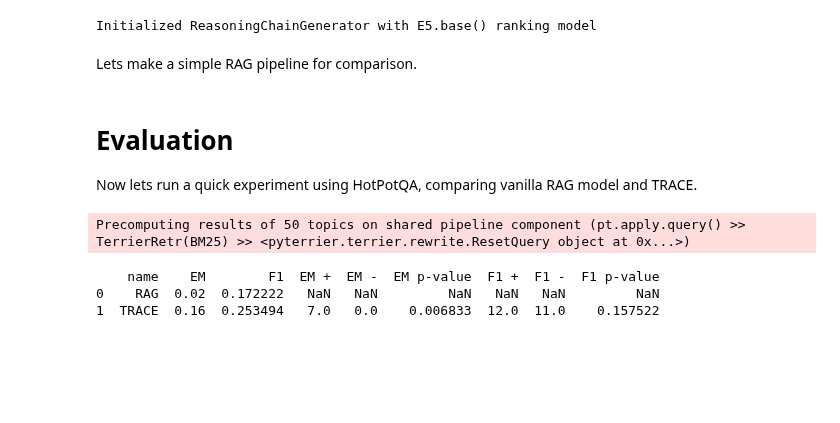
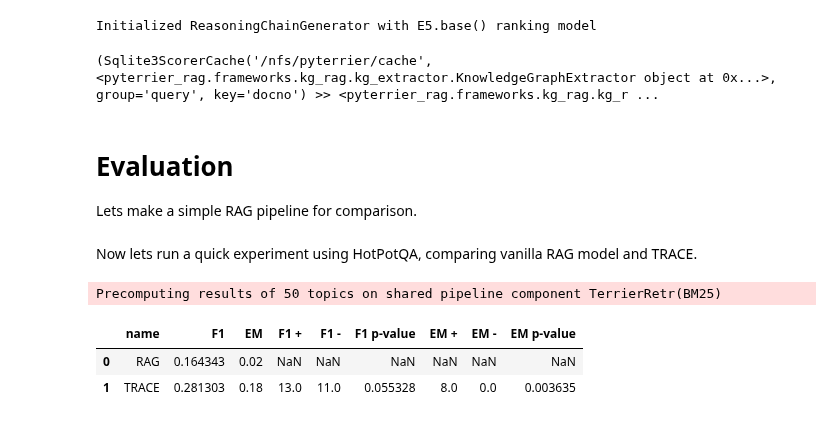
Before and after one commit to terrierteam/pyterrier_rag, a Jupyter notebook: trace.ipynb, the cells around one changed output. Saved outputs shown, nothing was run; the diff lists cells and outputs as text; code cells hidden in the pictures; blank space fills up the shorter version.

```diff
--- a/trace.ipynb
+++ b/trace.ipynb
@@ -35,5 +23,5 @@ import pyterrier_rag as ptr
 Lets get a BM25 retriever from PyTerrier. We could also have used a fast Pisa retriever, via [PyTerrier_Pisa](https://github.com/terrierteam/pyterrier_pisa).
 # %%
 sparse_index = pt.Artifact.from_hf('pyterrier/raghpq-terrier')
-bm25 = pt.rewrite.tokenise() >> sparse_index.bm25(include_fields=['docno', 'text', 'title']) >> pt.rewrite.reset()
+bm25 = sparse_index.bm25(include_fields=['docno', 'text', 'title'])
 # %% [output]
@@ -114,7 +103,13 @@ trace = kg_cache >> reasoning_chain_generator >> reader
 bm25_trace = (bm25%10) >> trace # TRACE pipeline with BM25 retrieval
 # %% [output]
 Initialized ReasoningChainGenerator with E5.base() ranking model
+# %%
+trace
+# %% [output]
+(Sqlite3ScorerCache('/nfs/pyterrier/cache', <pyterrier_rag.frameworks.kg_rag.kg_extractor.KnowledgeGraphExtractor object at 0x...>, group='query', key='docno') >> <pyterrier_rag.frameworks.kg_rag.kg_r ...
 # %% [markdown]
+# Evaluation
+
 Lets make a simple RAG pipeline for comparison.
 # %%
 from pyterrier_rag.prompt import Concatenator
@@ -146,25 +141,22 @@ prompt = PromptTransformer(
 bm25_reader = Reader(llm_backend, prompt=prompt)
 bm25 = (bm25%10)>>Concatenator()>>bm25_reader
 # %% [markdown]
-# Evaluation
-
 Now lets run a quick experiment using HotPotQA, comparing vanilla RAG model and TRACE.
 # %%
 dataset = pt.get_dataset('rag:hotpotqa')
-result = pt.Experiment(
+pt.Experiment(
     [bm25, bm25_trace],
     dataset.get_topics('dev').head(50),
     dataset.get_answers('dev'),
     [ptr.measures.F1, ptr.measures.EM],
     batch_size=25,
     verbose=True,
     precompute_prefix=True,
     names=['RAG', 'TRACE'],
     baseline=0
 )
-print(result)
 # %% [output]
-Precomputing results of 50 topics on shared pipeline component (pt.apply.query() >> TerrierRetr(BM25) >> <pyterrier.terrier.rewrite.ResetQuery object at 0x...>)
+Precomputing results of 50 topics on shared pipeline component TerrierRetr(BM25)
-    name    EM        F1  EM +  EM -  EM p-value  F1 +  F1 -  F1 p-value
-0    RAG  0.02  0.172222   NaN   NaN         NaN   NaN   NaN         NaN
-1  TRACE  0.16  0.253494   7.0   0.0    0.006833  12.0  11.0    0.157522
+|  | name | F1 | EM | F1 + | F1 - | F1 p-value | EM + | EM - | EM p-value |
+| 0 | RAG | 0.164343 | 0.02 | NaN | NaN | NaN | NaN | NaN | NaN |
+| 1 | TRACE | 0.281303 | 0.18 | 13.0 | 11.0 | 0.055328 | 8.0 | 0.0 | 0.003635 |
```
Also changed, not shown: parts of 2 cells of this notebook.
